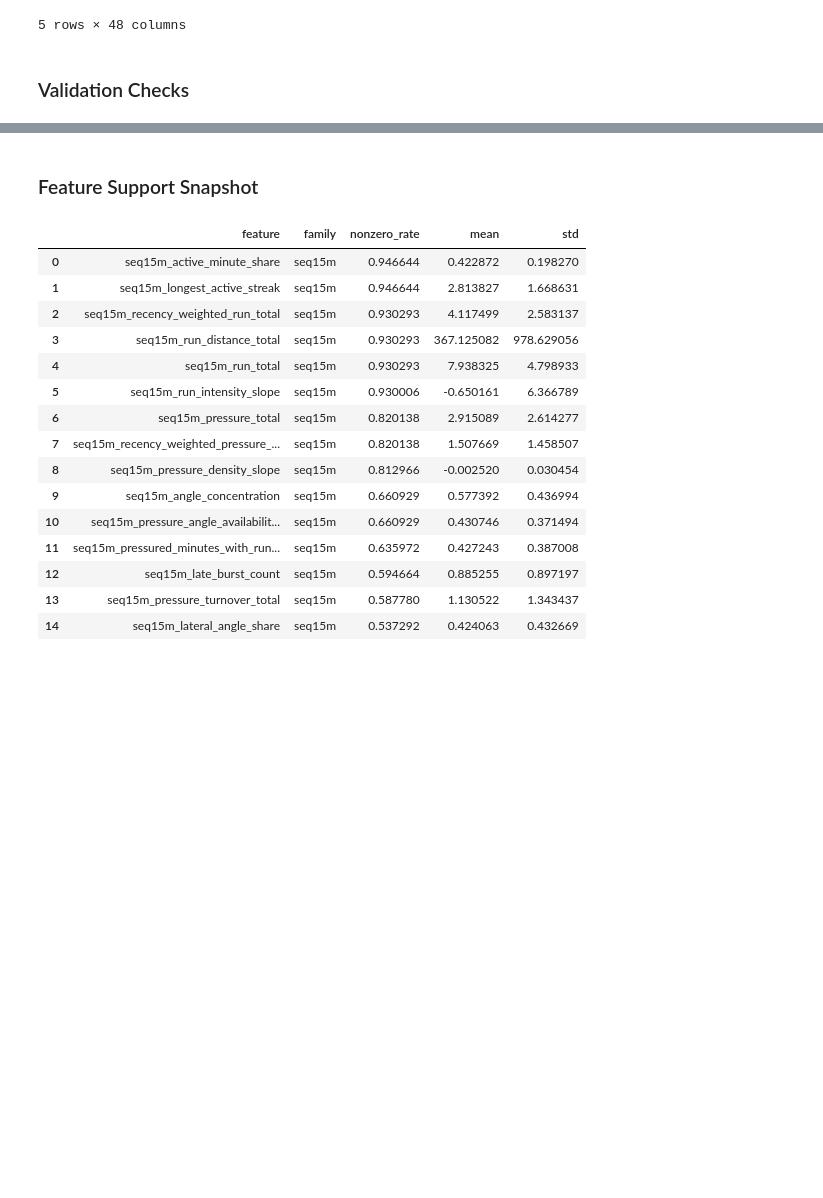
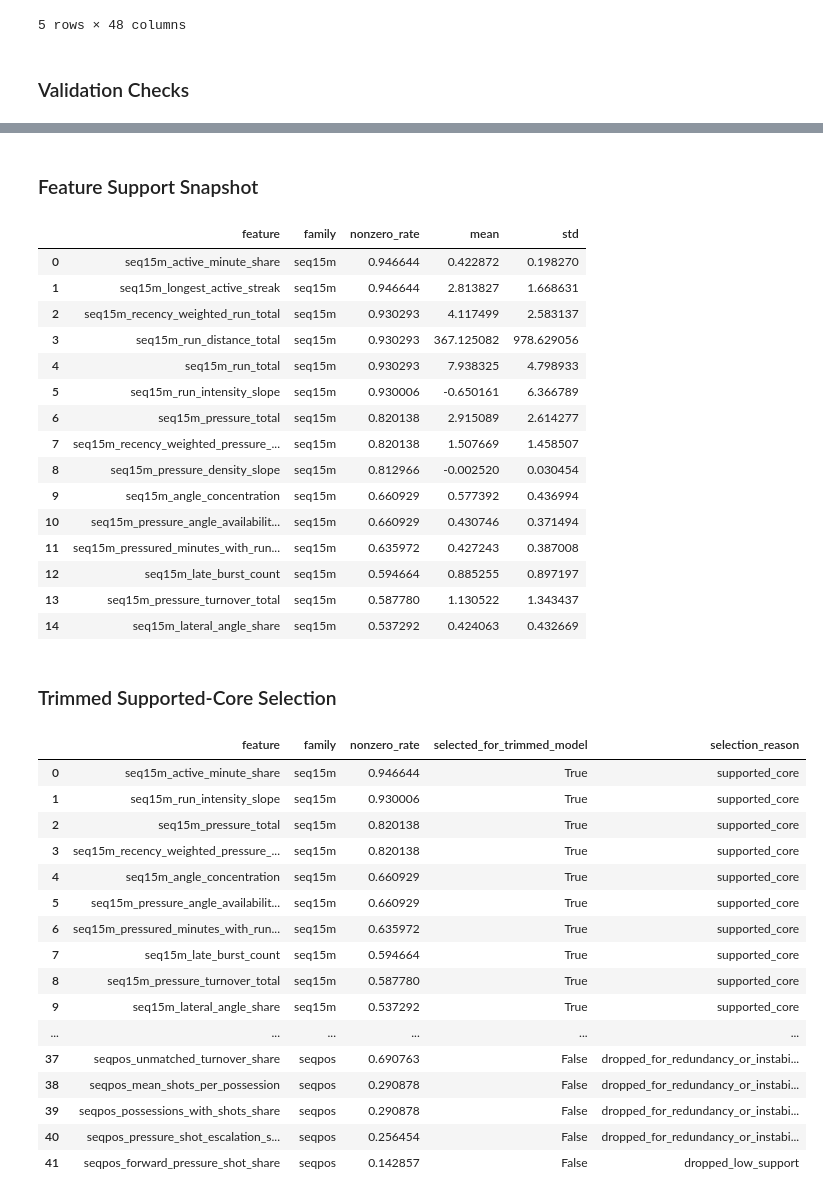
Before and after one commit to janwolyniak/WEC_26, a Jupyter notebook: notebooks/sequential_goal_forecasting_geometry.ipynb, the cells around one changed output, grey strips where cells are left out. Drawn from its saved outputs; the diff is of its cells as text; code cells hidden in the pictures; blank space fills up the shorter version.

```diff
--- a/notebooks/sequential_goal_forecasting_geometry.ipynb
+++ b/notebooks/sequential_goal_forecasting_geometry.ipynb
@@ -806,36 +830,73 @@ feature_support = pd.DataFrame(
     ]
 ).sort_values(['family', 'nonzero_rate', 'feature'], ascending=[True, False, True]).reset_index(drop=True)
 
+selected_trimmed_features = set(TRIMMED_SEQ15M_FEATURES + TRIMMED_SEQPOS_FEATURES)
+trimmed_feature_selection = feature_support.copy()
+trimmed_feature_selection['selected_for_trimmed_model'] = trimmed_feature_selection['feature'].isin(selected_trimmed_features)
+trimmed_feature_selection['selection_reason'] = np.where(
+    trimmed_feature_selection['selected_for_trimmed_model'],
+    'supported_core',
+    np.where(
+        trimmed_feature_selection['nonzero_rate'] < 0.25,
+        'dropped_low_support',
+        'dropped_for_redundancy_or_instability',
+    ),
+)
+
 display(Markdown('### Validation Checks'))
 display(validation_checks)
 display(Markdown('### Feature Support Snapshot'))
 display(feature_support.head(15))
+display(Markdown('### Trimmed Supported-Core Selection'))
+display(
+    trimmed_feature_selection[
+        ['feature', 'family', 'nonzero_rate', 'selected_for_trimmed_model', 'selection_reason']
+    ].sort_values(['selected_for_trimmed_model', 'family', 'nonzero_rate'], ascending=[False, True, False]).reset_index(drop=True)
+)
 # %% [output]
 ### Validation Checks
 |  | check_name | value | expected | status |
 | 0 | seq15m_future_leak_rows | 0 | 0 | pass |
 | 1 | seqpos_future_leak_rows | 0 | 0 | pass |
 | 2 | join_row_delta | 0 | 0 | pass |
 | 3 | missing_sequence_rows_after_join | 0 | 0 | pass |
 | 4 | ambiguous_pressure_rows | 919 | diagnostic | diagnostic |
 | 5 | ambiguous_pressure_rows_linked | 0 | 0 | pass |
 ### Feature Support Snapshot
 |  | feature | family | nonzero_rate | mean | std |
 | 0 | seq15m_active_minute_share | seq15m | 0.946644 | 0.422872 | 0.198270 |
 | 1 | seq15m_longest_active_streak | seq15m | 0.946644 | 2.813827 | 1.668631 |
 | 2 | seq15m_recency_weighted_run_total | seq15m | 0.930293 | 4.117499 | 2.583137 |
 | 3 | seq15m_run_distance_total | seq15m | 0.930293 | 367.125082 | 978.629056 |
 | 4 | seq15m_run_total | seq15m | 0.930293 | 7.938325 | 4.798933 |
 | 5 | seq15m_run_intensity_slope | seq15m | 0.930006 | -0.650161 | 6.366789 |
 | 6 | seq15m_pressure_total | seq15m | 0.820138 | 2.915089 | 2.614277 |
 | 7 | seq15m_recency_weighted_pressure_... | seq15m | 0.820138 | 1.507669 | 1.458507 |
 | 8 | seq15m_pressure_density_slope | seq15m | 0.812966 | -0.002520 | 0.030454 |
 | 9 | seq15m_angle_concentration | seq15m | 0.660929 | 0.577392 | 0.436994 |
 | 10 | seq15m_pressure_angle_availabilit... | seq15m | 0.660929 | 0.430746 | 0.371494 |
 | 11 | seq15m_pressured_minutes_with_run... | seq15m | 0.635972 | 0.427243 | 0.387008 |
 | 12 | seq15m_late_burst_count | seq15m | 0.594664 | 0.885255 | 0.897197 |
 | 13 | seq15m_pressure_turnover_total | seq15m | 0.587780 | 1.130522 | 1.343437 |
 | 14 | seq15m_lateral_angle_share | seq15m | 0.537292 | 0.424063 | 0.432669 |
+### Trimmed Supported-Core Selection
+|  | feature | family | nonzero_rate | selected_for_trimmed_model | selection_reason |
+| 0 | seq15m_active_minute_share | seq15m | 0.946644 | True | supported_core |
+| 1 | seq15m_run_intensity_slope | seq15m | 0.930006 | True | supported_core |
+| 2 | seq15m_pressure_total | seq15m | 0.820138 | True | supported_core |
+| 3 | seq15m_recency_weighted_pressure_... | seq15m | 0.820138 | True | supported_core |
+| 4 | seq15m_angle_concentration | seq15m | 0.660929 | True | supported_core |
+| 5 | seq15m_pressure_angle_availabilit... | seq15m | 0.660929 | True | supported_core |
+| 6 | seq15m_pressured_minutes_with_run... | seq15m | 0.635972 | True | supported_core |
+| 7 | seq15m_late_burst_count | seq15m | 0.594664 | True | supported_core |
+| 8 | seq15m_pressure_turnover_total | seq15m | 0.587780 | True | supported_core |
+| 9 | seq15m_lateral_angle_share | seq15m | 0.537292 | True | supported_core |
+| ... | ... | ... | ... | ... | ... |
+| 37 | seqpos_unmatched_turnover_share | seqpos | 0.690763 | False | dropped_for_redundancy_or_instabi... |
+| 38 | seqpos_mean_shots_per_possession | seqpos | 0.290878 | False | dropped_for_redundancy_or_instabi... |
+| 39 | seqpos_possessions_with_shots_share | seqpos | 0.290878 | False | dropped_for_redundancy_or_instabi... |
+| 40 | seqpos_pressure_shot_escalation_s... | seqpos | 0.256454 | False | dropped_for_redundancy_or_instabi... |
+| 41 | seqpos_forward_pressure_shot_share | seqpos | 0.142857 | False | dropped_low_support |
 # %%
 development_df = modeling_table[modeling_table['partition_role'] == 'development'].copy().reset_index(drop=True)
 
```
Also changed, not shown: parts of 4 cells of this notebook, 2 other files.
